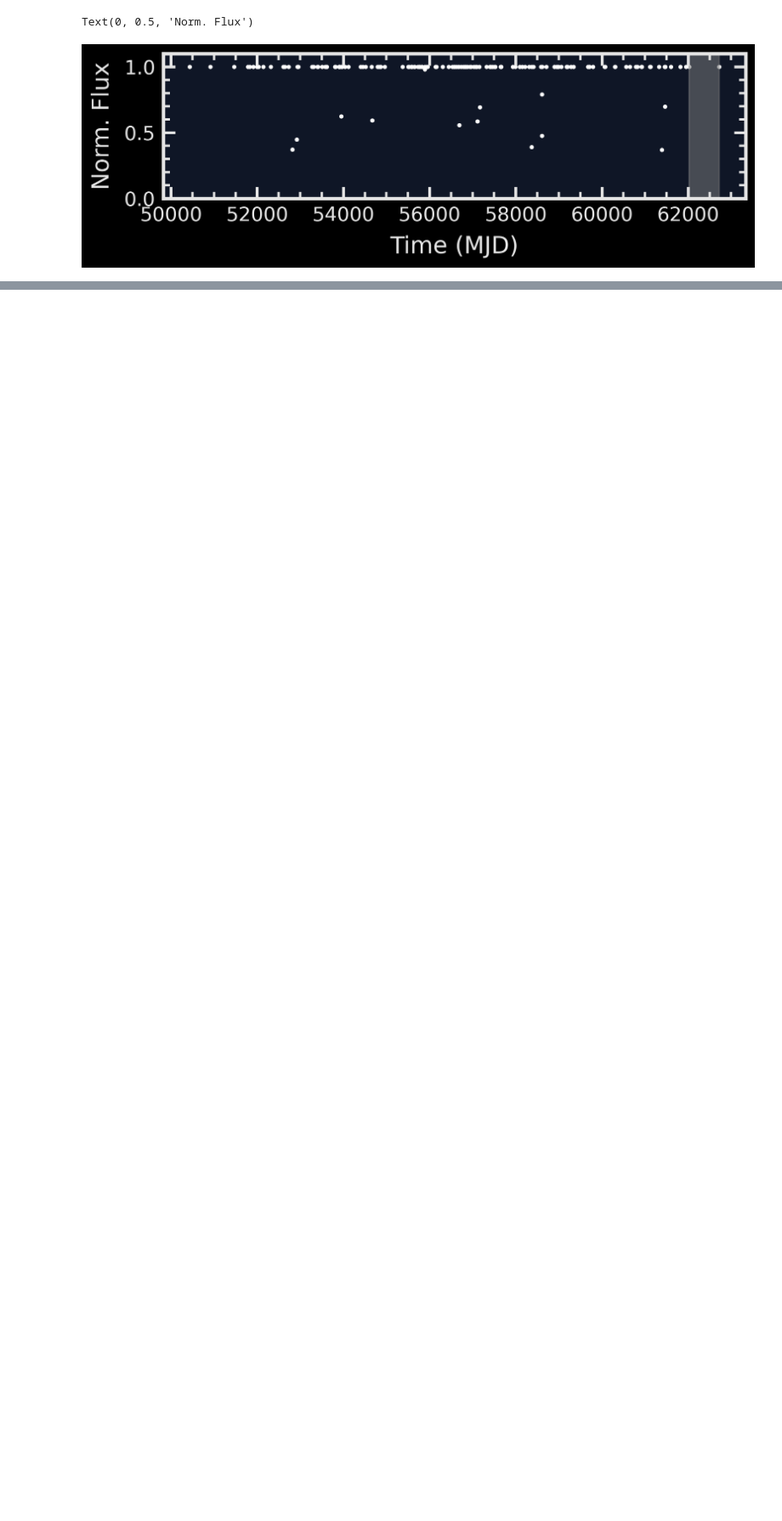
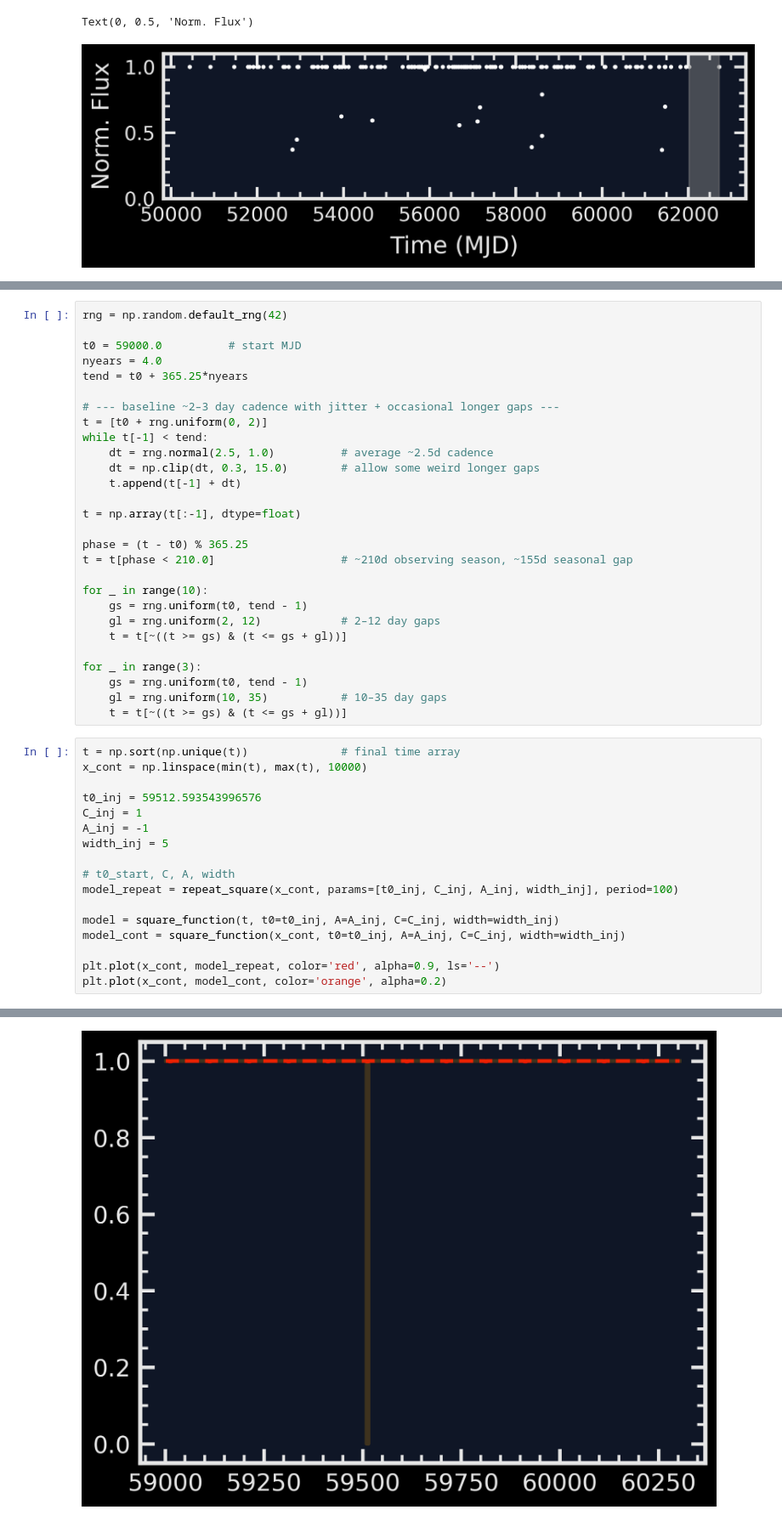
Before and after one commit to AndyTza/ptcombo, a Jupyter notebook: notebook/concept.ipynb, the cells around one changed output, grey strips where cells are left out. Shown at 85% size. Saved outputs shown, nothing was run; the diff lists cells and outputs as text; blank space fills up the shorter version.

```diff
--- a/notebook/concept.ipynb
+++ b/notebook/concept.ipynb
@@ -168,0 +234,46 @@ Text(0, 0.5, 'Norm. Flux')
+# %%
+rng = np.random.default_rng(42)
+
+t0 = 59000.0          # start MJD
+nyears = 4.0
+tend = t0 + 365.25*nyears
+
+# --- baseline ~2–3 day cadence with jitter + occasional longer gaps ---
+t = [t0 + rng.uniform(0, 2)]
+while t[-1] < tend:
+    dt = rng.normal(2.5, 1.0)          # average ~2.5d cadence
+    dt = np.clip(dt, 0.3, 15.0)        # allow some weird longer gaps
+    t.append(t[-1] + dt)
+
+t = np.array(t[:-1], dtype=float)
+
+phase = (t - t0) % 365.25
+t = t[phase < 210.0]                   # ~210d observing season, ~155d seasonal gap
+
+for _ in range(10):
+    gs = rng.uniform(t0, tend - 1)
+    gl = rng.uniform(2, 12)            # 2–12 day gaps
+    t = t[~((t >= gs) & (t <= gs + gl))]
+
+for _ in range(3):
+    gs = rng.uniform(t0, tend - 1)
+    gl = rng.uniform(10, 35)           # 10–35 day gaps
+    t = t[~((t >= gs) & (t <= gs + gl))]
+# %%
+t = np.sort(np.unique(t))              # final time array
+x_cont = np.linspace(min(t), max(t), 10000)
+
+t0_inj = 59512.593543996576
+C_inj = 1
+A_inj = -1
+width_inj = 5
+
+# t0_start, C, A, width
+model_repeat = repeat_square(x_cont, params=[t0_inj, C_inj, A_inj, width_inj], period=100)
+
+model = square_function(t, t0=t0_inj, A=A_inj, C=C_inj, width=width_inj)
+model_cont = square_function(x_cont, t0=t0_inj, A=A_inj, C=C_inj, width=width_inj)
+
+plt.plot(x_cont, model_repeat, color='red', alpha=0.9, ls='--')
+plt.plot(x_cont, model_cont, color='orange', alpha=0.2)
+# %% [output]
@@ -168,0 +281 @@ Text(0, 0.5, 'Norm. Flux')
+[figure, added]
```
Also changed, not shown: parts of 18 cells of this notebook.
